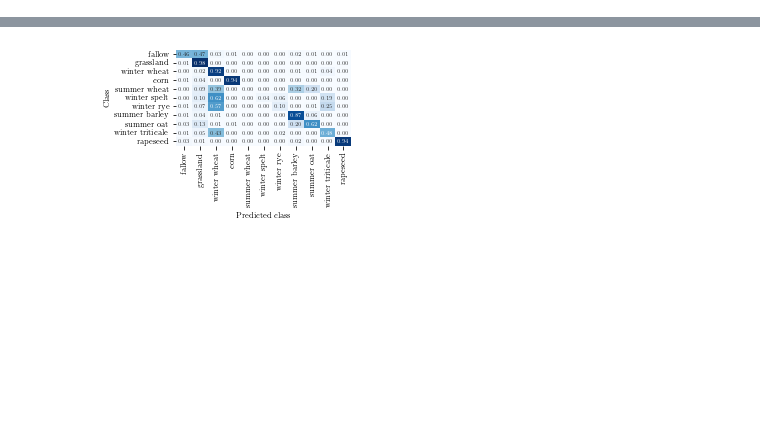
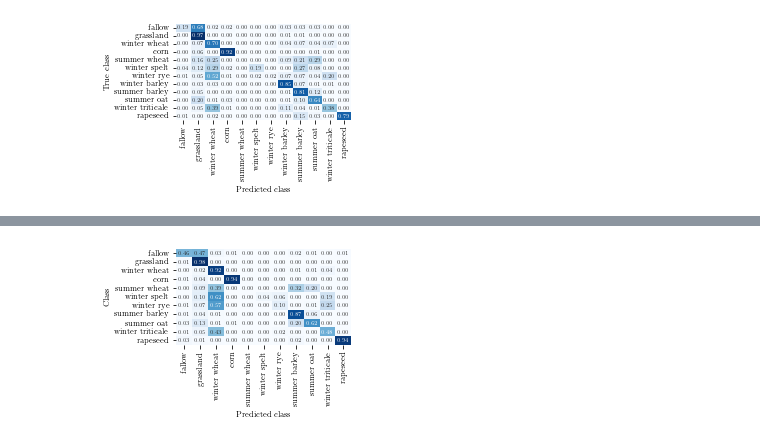
Before and after one commit to IvicaObadic/crop-type-classification-explainability, a Jupyter notebook: notebooks/results_analyzer.ipynb, the cells around one changed output, grey strips where cells are left out. Saved outputs shown, nothing was run; the diff lists cells and outputs as text; code cells hidden in the pictures; blank space fills up the shorter version.

```diff
--- a/notebooks/results_analyzer.ipynb
+++ b/notebooks/results_analyzer.ipynb
@@ -244,0 +308,10 @@ plt.savefig(os.path.join(figures_base_path, 'conf_matr_grassland_occlusion.pdf')
+# %%
+fig, axs = plt.subplots(ncols=1, figsize=(conf_matrix_fig_width, conf_matrix_fig_height))
+
+cmn_plot = sns.heatmap(confusion_matrix_model_top_3_key_dates, annot=True, cmap="Blues", cbar=None, fmt='.2f')
+cmn_plot.set_xlabel("Predicted class")
+
+fig.tight_layout()
+plt.savefig(os.path.join(figures_base_path, 'conf_matr_3_num_dates.pdf'))
+# %% [output]
+[figure, added]
```
Also changed, not shown: parts of 9 cells of this notebook, 10 other files.
